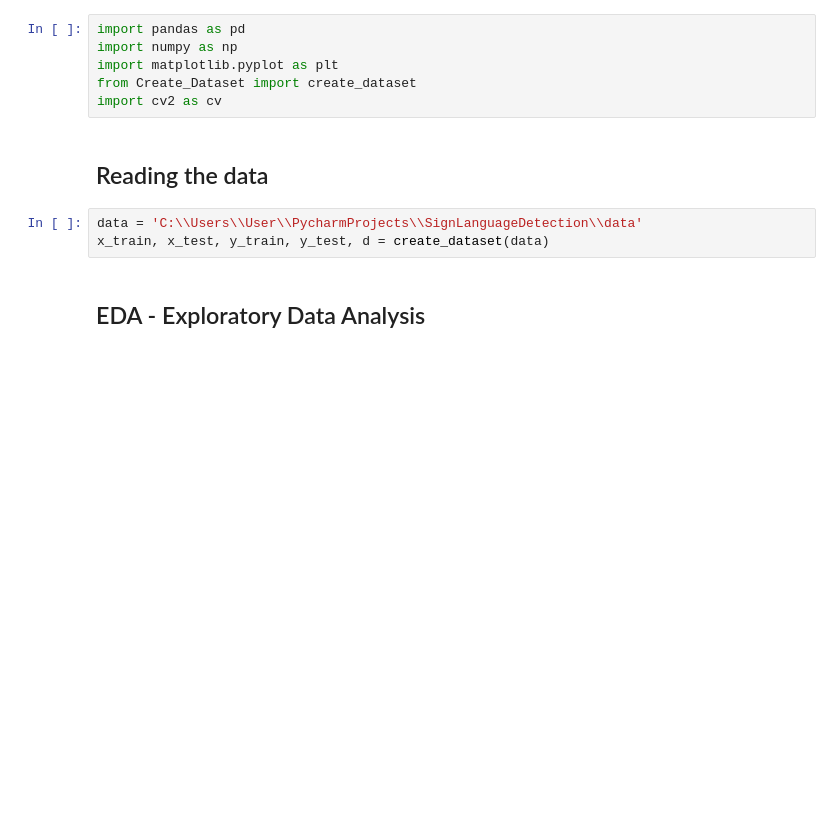
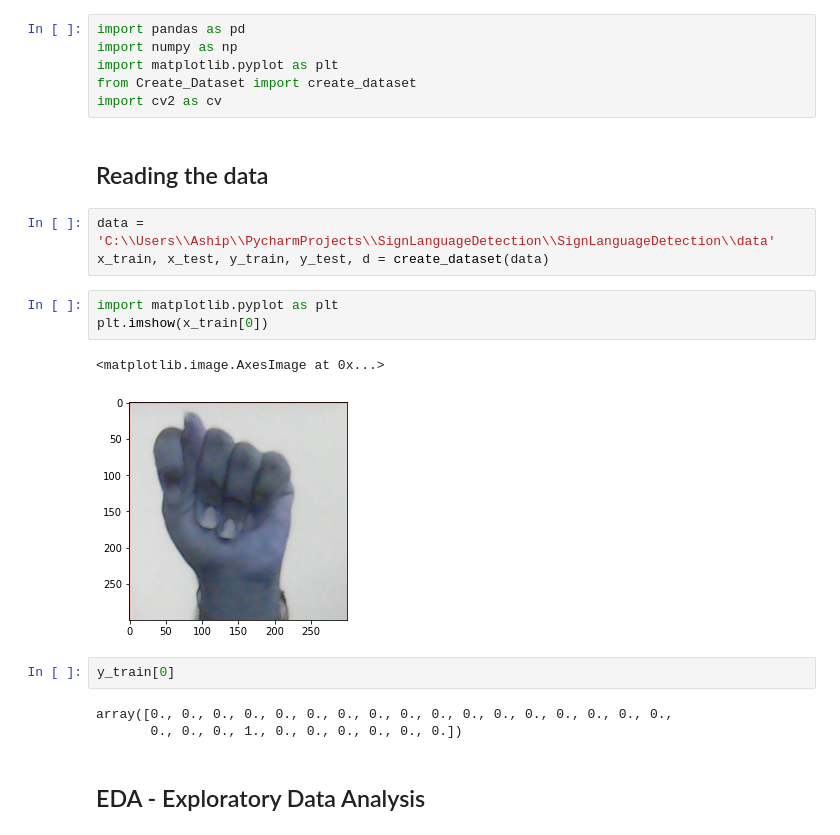
Before and after one commit to ce20480/SignLanguageDetection, a Jupyter notebook: ASLDetection.ipynb, the cells around one changed output. Saved outputs shown, nothing was run; the diff lists cells and outputs as text; blank space fills up the shorter version.

```diff
--- a/ASLDetection.ipynb
+++ b/ASLDetection.ipynb
@@ -9,8 +9,19 @@ import cv2 as cv
 # %% [markdown]
 ## Reading the data
 # %%
-data = 'C:\\Users\\User\\PycharmProjects\\SignLanguageDetection\\data'
+data = 'C:\\Users\\Aship\\PycharmProjects\\SignLanguageDetection\\SignLanguageDetection\\data'
 x_train, x_test, y_train, y_test, d = create_dataset(data)
+# %%
+import matplotlib.pyplot as plt
+plt.imshow(x_train[0])
+# %% [output]
+<matplotlib.image.AxesImage at 0x...>
+[figure, added]
+# %%
+y_train[0]
+# %% [output]
+array([0., 0., 0., 0., 0., 0., 0., 0., 0., 0., 0., 0., 0., 0., 0., 0., 0.,
+       0., 0., 0., 1., 0., 0., 0., 0., 0., 0.])
 # %% [markdown]
 ## EDA - Exploratory Data Analysis
 # %% [markdown]
```
Also changed, not shown: parts of 6 cells of this notebook, 7 other files.
